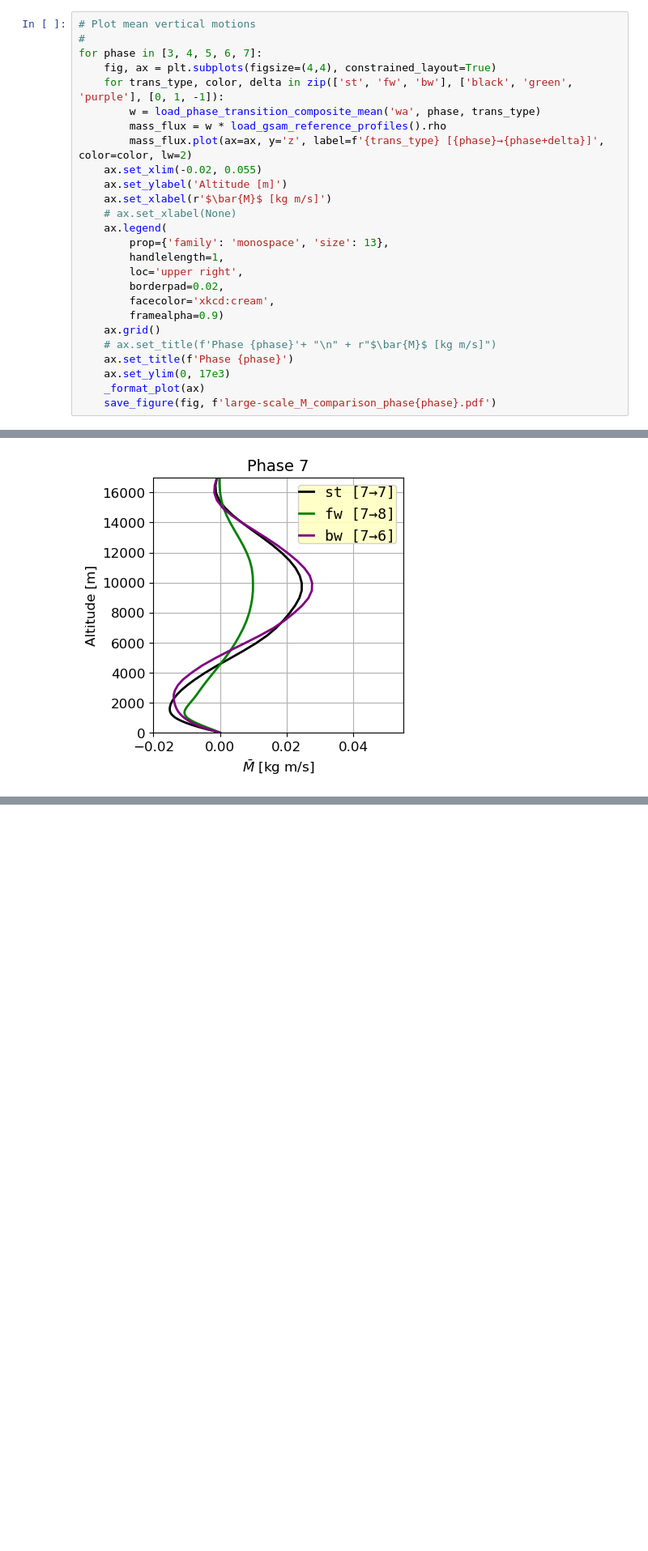
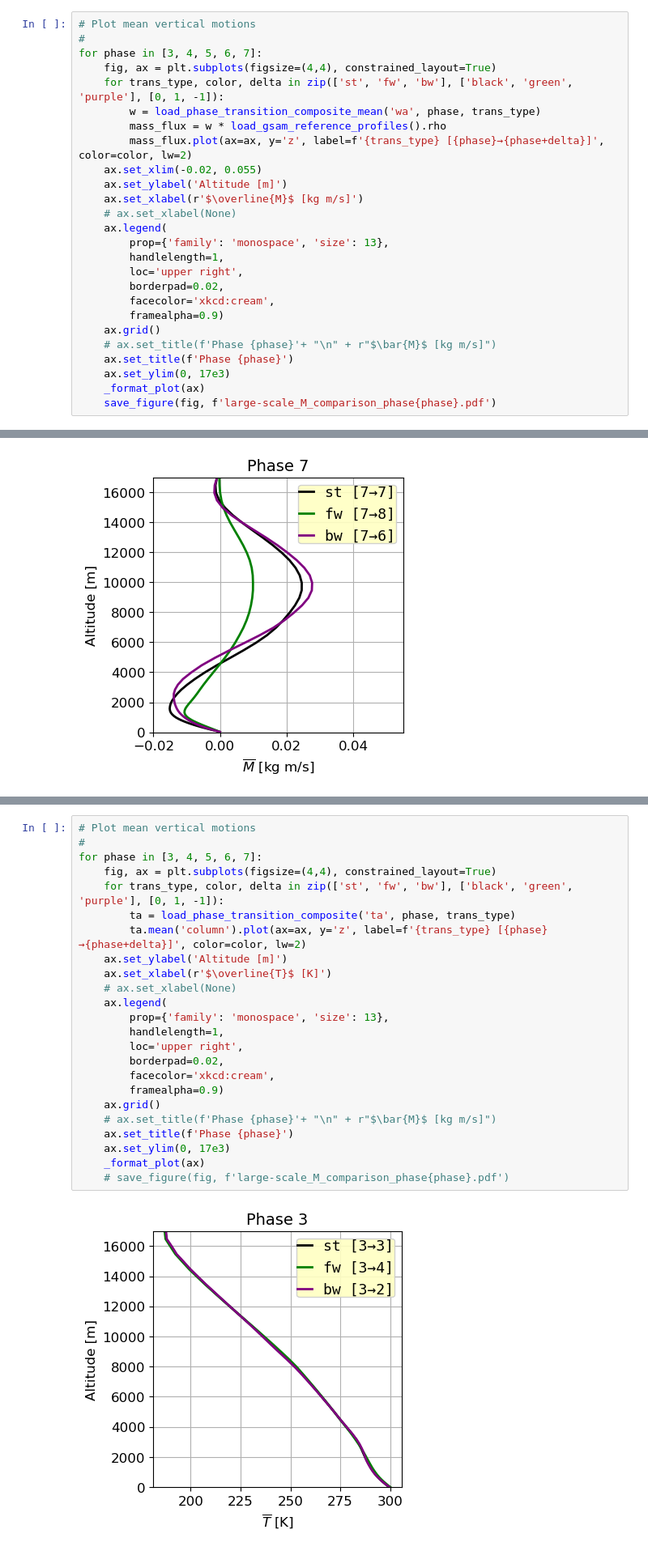
Before and after one commit to pedroanguloumana/scale_interaction_in_gsam, a Jupyter notebook: notebooks/Comparing_Different_Evolutions.ipynb, the cells around one changed output, grey strips where cells are left out. Shown at 81% size. Saved outputs shown, nothing was run; the diff lists cells and outputs as text; blank space fills up the shorter version.

```diff
--- a/notebooks/Comparing_Different_Evolutions.ipynb
+++ b/notebooks/Comparing_Different_Evolutions.ipynb
@@ -34,7 +31,7 @@ for phase in [3, 4, 5, 6, 7]:
         mass_flux.plot(ax=ax, y='z', label=f'{trans_type} [{phase}→{phase+delta}]', color=color, lw=2)
     ax.set_xlim(-0.02, 0.055)
     ax.set_ylabel('Altitude [m]')
-    ax.set_xlabel(r'$\bar{M}$ [kg m/s]')
+    ax.set_xlabel(r'$\overline{M}$ [kg m/s]')
     # ax.set_xlabel(None)
     ax.legend(
         prop={'family': 'monospace', 'size': 13},
@@ -59,0 +57,26 @@ for phase in [3, 4, 5, 6, 7]:
+# %%
+# Plot mean vertical motions
+#
+for phase in [3, 4, 5, 6, 7]:
+    fig, ax = plt.subplots(figsize=(4,4), constrained_layout=True)
+    for trans_type, color, delta in zip(['st', 'fw', 'bw'], ['black', 'green', 'purple'], [0, 1, -1]):
+        ta = load_phase_transition_composite('ta', phase, trans_type)
+        ta.mean('column').plot(ax=ax, y='z', label=f'{trans_type} [{phase}→{phase+delta}]', color=color, lw=2)
+    ax.set_ylabel('Altitude [m]')
+    ax.set_xlabel(r'$\overline{T}$ [K]')
+    # ax.set_xlabel(None)
+    ax.legend(
+        prop={'family': 'monospace', 'size': 13},
+        handlelength=1,
+        loc='upper right',
+        borderpad=0.02,
+        facecolor='xkcd:cream',
+        framealpha=0.9)
+    ax.grid()
+    # ax.set_title(f'Phase {phase}'+ "\n" + r"$\bar{M}$ [kg m/s]")
+    ax.set_title(f'Phase {phase}')
+    ax.set_ylim(0, 17e3)
+    _format_plot(ax)
+    # save_figure(fig, f'large-scale_M_comparison_phase{phase}.pdf')
+# %% [output]
+[figure, added]
```
Also changed, not shown: parts of 11 cells of this notebook, 24 other files.
